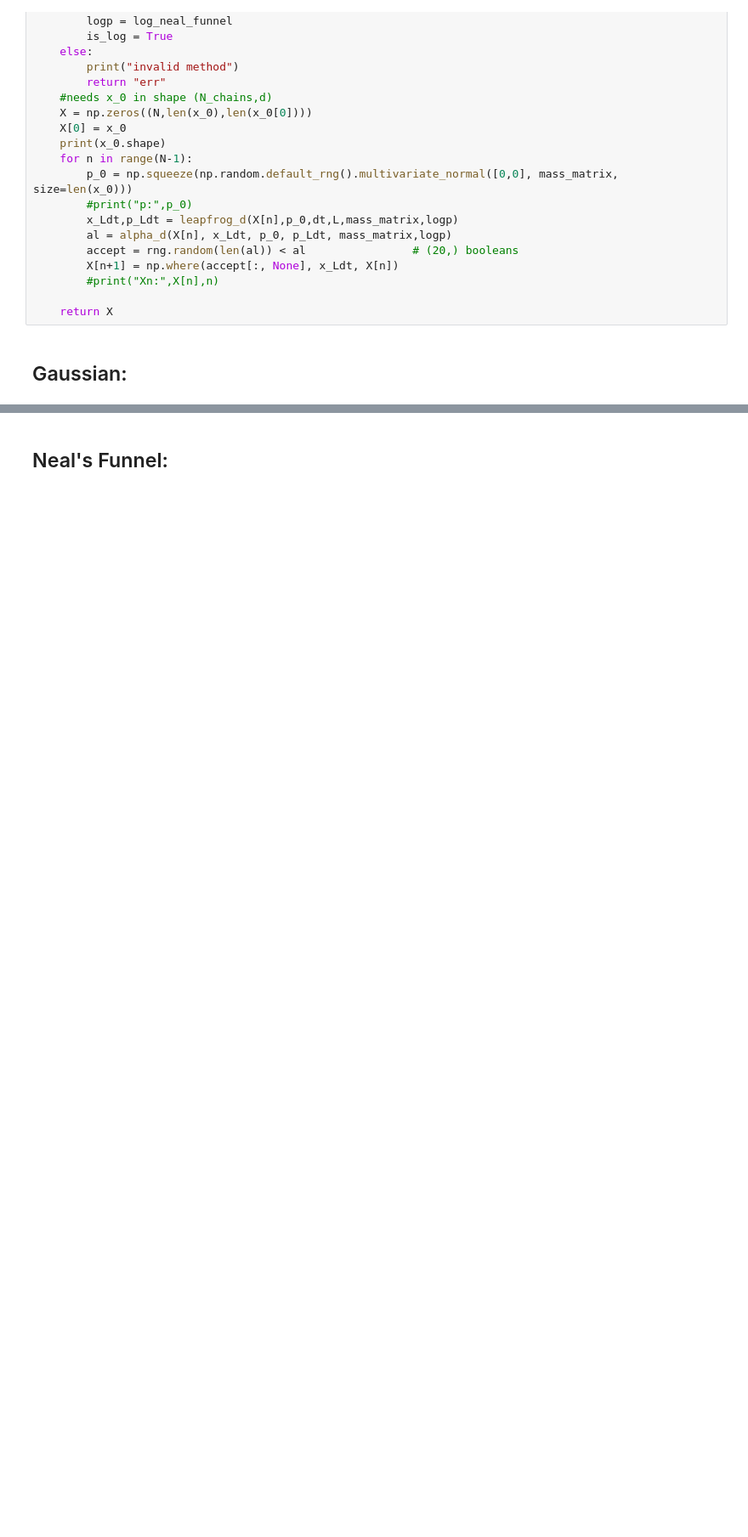
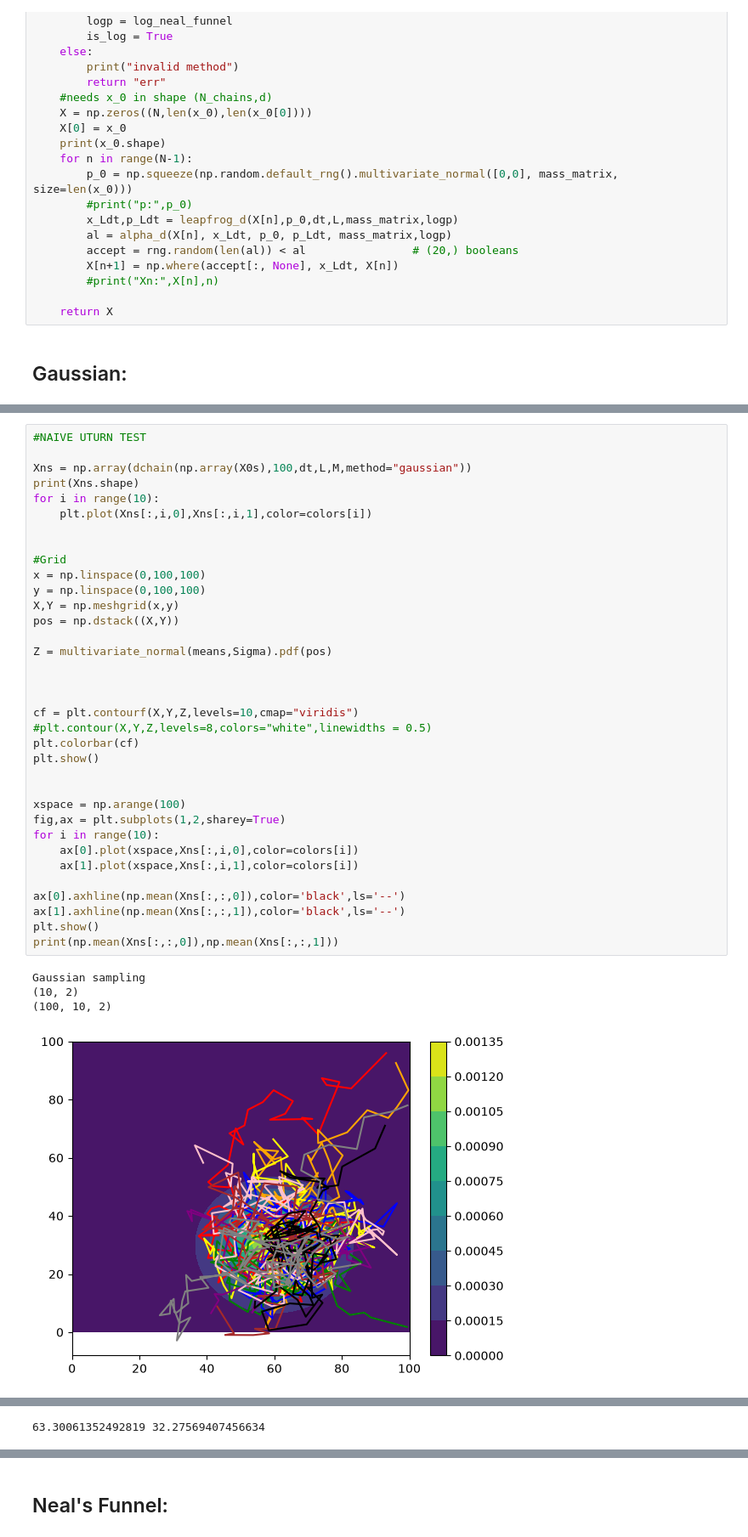
Before and after one commit to nickherrmann8503/Hamiltonian-MC, a Jupyter notebook: tests.ipynb, the cells around one changed output, grey strips where cells are left out. Shown at 85% size. Saved outputs shown, nothing was run; the diff lists cells and outputs as text; blank space fills up the shorter version.

```diff
--- a/tests.ipynb
+++ b/tests.ipynb
@@ -118,0 +119,40 @@ Gaussian sampling
+# %%
+#NAIVE UTURN TEST
+
+Xns = np.array(dchain(np.array(X0s),100,dt,L,M,method="gaussian"))
+print(Xns.shape)
+for i in range(10):
+    plt.plot(Xns[:,i,0],Xns[:,i,1],color=colors[i])
+
+
+#Grid
+x = np.linspace(0,100,100)
+y = np.linspace(0,100,100)
+X,Y = np.meshgrid(x,y)
+pos = np.dstack((X,Y))
+
+Z = multivariate_normal(means,Sigma).pdf(pos)
+
+
+
+cf = plt.contourf(X,Y,Z,levels=10,cmap="viridis")
+#plt.contour(X,Y,Z,levels=8,colors="white",linewidths = 0.5)
+plt.colorbar(cf)
+plt.show()
+
+
+xspace = np.arange(100)
+fig,ax = plt.subplots(1,2,sharey=True)
+for i in range(10):
+    ax[0].plot(xspace,Xns[:,i,0],color=colors[i])
+    ax[1].plot(xspace,Xns[:,i,1],color=colors[i])
+
+ax[0].axhline(np.mean(Xns[:,:,0]),color='black',ls='--')
+ax[1].axhline(np.mean(Xns[:,:,1]),color='black',ls='--')
+plt.show()
+print(np.mean(Xns[:,:,0]),np.mean(Xns[:,:,1]))
+# %% [output]
+Gaussian sampling
+(10, 2)
+(100, 10, 2)
+[figure, added]
@@ -119,3 +160,4 @@ Gaussian sampling
+63.30061352492819 32.27569407456634
 # %%
 nsteps, nwalkers, ndim = 100, 10, 2
 #burnin = nsteps // 5
```
Also changed, not shown: parts of 6 cells of this notebook.
